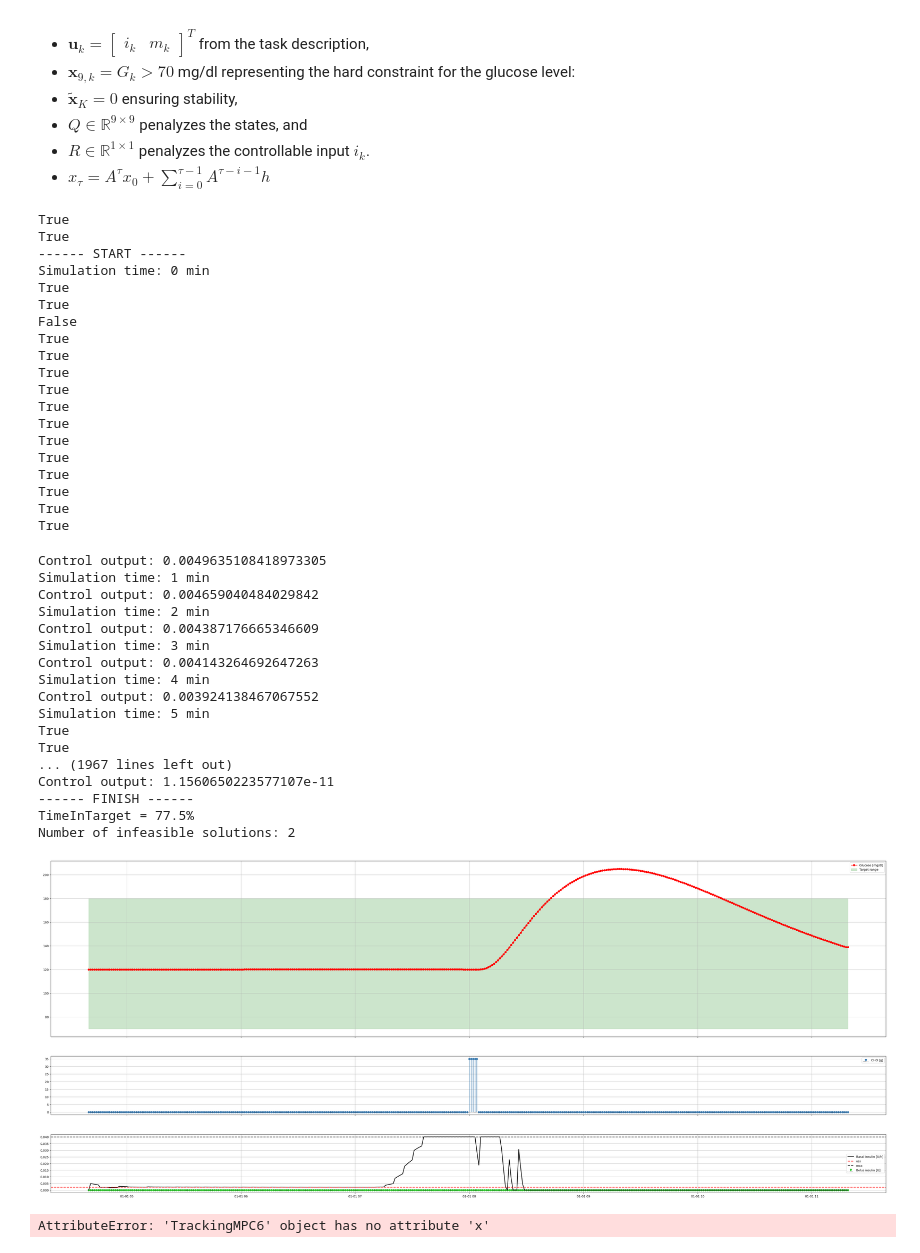
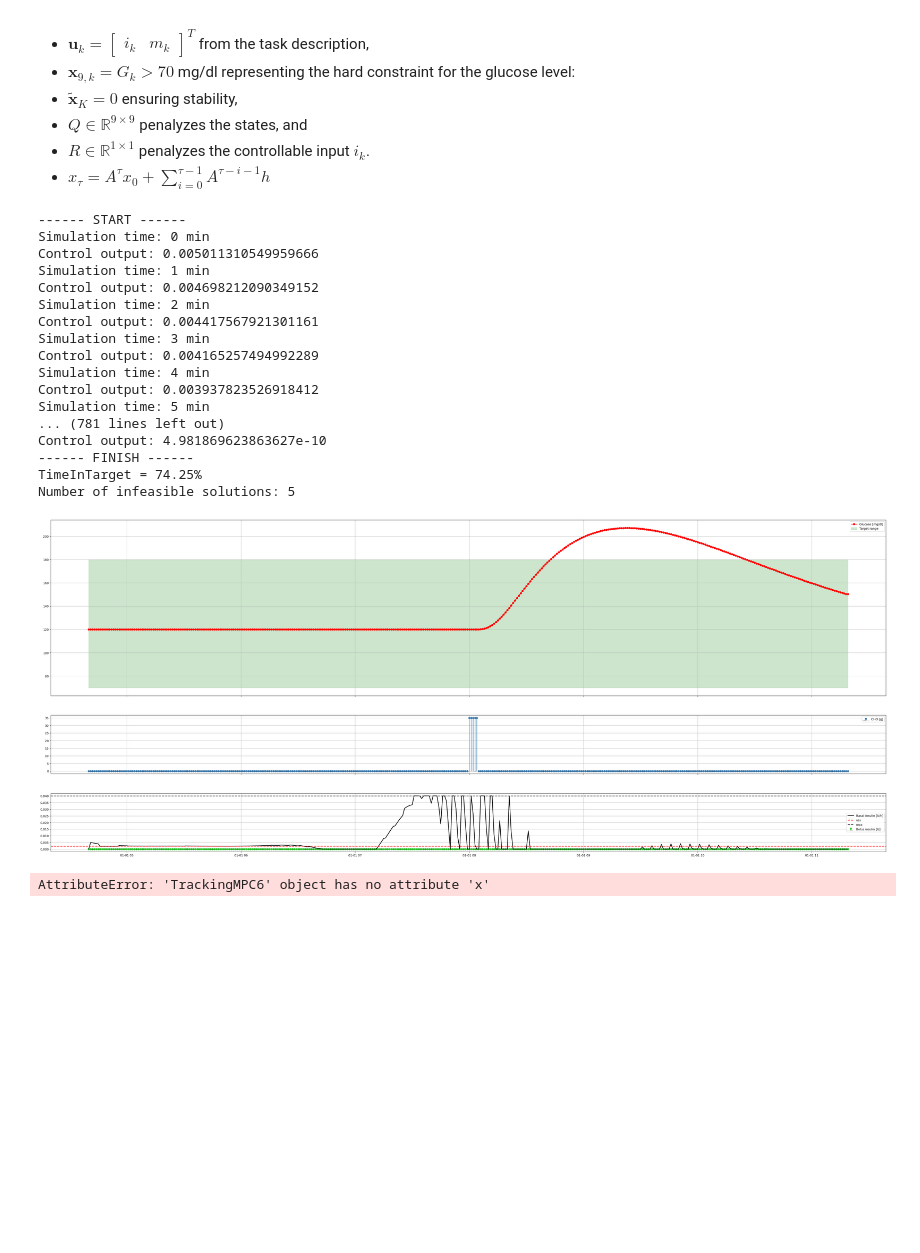
Before and after one commit to Jackmastro/MPC_DeePC_COCO, a Jupyter notebook: COCO2024project.ipynb, the cells around one changed output. Cells and saved outputs as stored; diff of their text form; code cells hidden in the pictures; blank space fills up the shorter version.

Commit message:
DPP compliant

```diff
--- a/COCO2024project.ipynb
+++ b/COCO2024project.ipynb
@@ -1259,6 +1259,7 @@ class TrackingMPC6:
         # Define variables for the optimization problem
         self.x_var = cp.Variable((9, self.K+1))
         self.i_var = cp.Variable((1, self.K))
+        self.m_var = cp.Variable((1, self.K))
         self.meal_param = cp.Parameter(self.K)
         self.x0_param = cp.Parameter(9)
 
@@ -1280,17 +1281,15 @@ class TrackingMPC6:
                 cp.square(self.i_var[0, k] - self.uss) * self.r
             )
             self.constraints += [
-                # self.x_var[:, k+1] == self.A @ self.x_var[:, k] + self.B[:, 0] * self.i_var[0, k] + self.B[:, 1] * self.meal_param[k] + self.h,
-                self.x_var[:, k+1] == self.A @ self.x_var[:, k] + self.B @ cp.vstack([self.i_var[0, k], self.meal_param[k]])[:, 0] + self.h,
+                self.x_var[:, k+1] == self.A @ self.x_var[:, k] + self.B[:, 0] * self.i_var[0, k] + self.B[:, 1] * self.m_var[0, k] + self.h,
                 self.i_var[0, k] >= 0,
                 self.i_var[0, k] <= 0.04,
                 self.x_var[8, k] >= 70,
+                self.m_var[0, k] == self.meal_param[k] # make it DPP compliant
             ]
 
         self.cost += cp.quad_form(self.x_var[:, self.K] - self.xss, self.S)
         self.problem = cp.Problem(cp.Minimize(self.cost), self.constraints)
-        print(self.cost.is_dcp())
-        print(self.constraints[0].is_dcp())
 
     def update_model_params(self, A, B, h):
         self.A.value = A
@@ -1323,23 +1322,6 @@ class TrackingMPC6:
             self.x0_param.value = x0
 
             try:
-                print(self.cost.is_dcp(dpp=True))
-                print(self.constraints[0].is_dcp(dpp=True))
-                print(self.constraints[1].is_dcp(dpp=True))
-                print(self.constraints[2].is_dcp(dpp=True))
-                print(self.constraints[3].is_dcp(dpp=True))
-                print(self.constraints[4].is_dcp(dpp=True))
-                print(self.x_var.is_dcp(dpp=True))
-                print(self.i_var.is_dcp(dpp=True))
-                print(self.meal_param.is_dcp(dpp=True))
-                print(self.x0_param.is_dcp(dpp=True))
-                print(self.A.is_dcp(dpp=True))
-                print(self.B.is_dcp(dpp=True))
-                print(self.h.is_dcp(dpp=True))
-                print(self.xss.is_dcp(dpp=True))
-                print(self.uss.is_dcp(dpp=True))
-
-
                 self.problem.solve(solver=cp.MOSEK, verbose=False)
 
             except cp.error.SolverError:
@@ -1378,75 +1360,56 @@ r = 2.8e9
 S = Q
 s = 0.0 # increase to penalize more the soft constraint
 Ts = 5 # increase to reduce computation time
-K = 50
+K = 150
 tracking_mpc = TrackingMPC6(Q, S, r, K, s, Ts)
 
 # Q = np.diag([2, 1000, 0.2, 0.2, 0.05, 200, 38, 50000, 2])
 Q = np.diag([1, 75000, 0, 0, 0, 6332, 136.42, 180225, 1])
 r = 3e9
 K = 40
 s = 0.0
 Ts = 5
 # tracking_mpc = TrackingMPC4(Q, r, K, s, Ts)
 
 # Running the simulation
 print("------ START ------")
 glucose, i, insulin_bolus, m, time = simulate(basal_handler=tracking_mpc.compute_mpc,
                                               basal_handler_params=basal_handler_params,
                                               data_given=data_given,
                                               meal_input_modulation_factor=1)
 print("------ FINISH ------")
 
 data = glucose_time_vectors_to_dataframe(glucose=glucose, t=time)
 
 agata = Agata()
 results = agata.analyze_glucose_profile(data)
 # print(results)
 
 TimeInTarget = time_in_target(data)
 print('TimeInTarget = ' + str(TimeInTarget) + '%')
 
 print(f"Number of infeasible solutions: {tracking_mpc.num_infeas}")
 
 plot_results(glucose=glucose,insulin_bolus=insulin_bolus, i=i, m=m, time=time)
 # %% [output]
-True
-True
 ------ START ------
 Simulation time: 0 min
-True
-True
-False
-True
-True
-True
-True
-True
-True
-True
-True
-True
-True
-True
-True
+Control output: 0.005011310549959666
+Simulation time: 1 min
+Control output: 0.004698212090349152
+Simulation time: 2 min
+Control output: 0.004417567921301161
+Simulation time: 3 min
+Control output: 0.004165257494992289
+Simulation time: 4 min
+Control output: 0.003937823526918412
+Simulation time: 5 min
+... (781 lines left out)
+Control output: 4.981869623863627e-10
+------ FINISH ------
+TimeInTarget = 74.25%
+Number of infeasible solutions: 5
-Control output: 0.0049635108418973305
-Simulation time: 1 min
-Control output: 0.004659040484029842
-Simulation time: 2 min
-Control output: 0.004387176665346609
-Simulation time: 3 min
-Control output: 0.004143264692647263
-Simulation time: 4 min
-Control output: 0.003924138467067552
-Simulation time: 5 min
-True
-True
-... (1967 lines left out)
-Control output: 1.1560650223577107e-11
------- FINISH ------
-TimeInTarget = 77.5%
-Number of infeasible solutions: 2
-[figure, old version]
+[figure, new version]
 # %%
 xss = np.array([120.0, 0.0016, 0.0, 0.0, 0.0, 1.5081, 10.2735, 0.2827, 120.0])
 square_xss = xss**2
```
